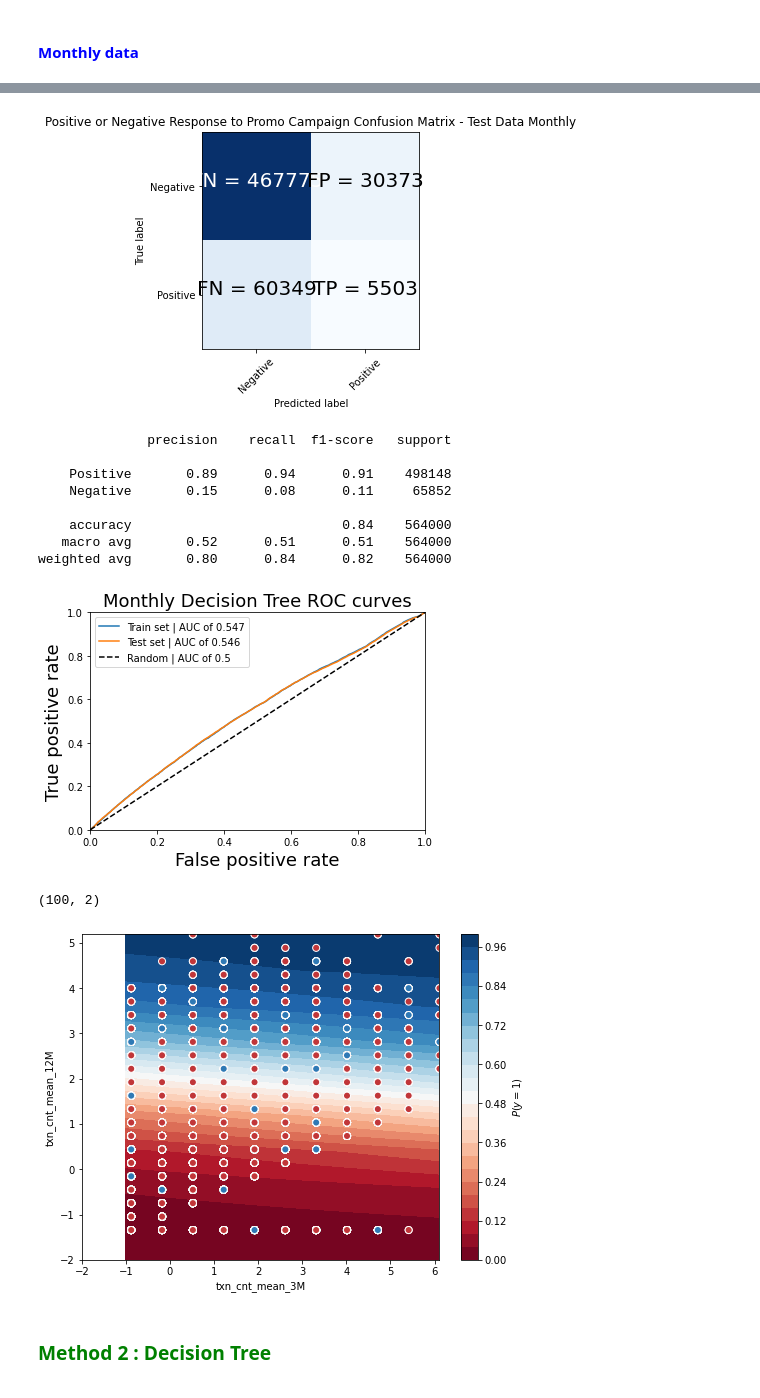
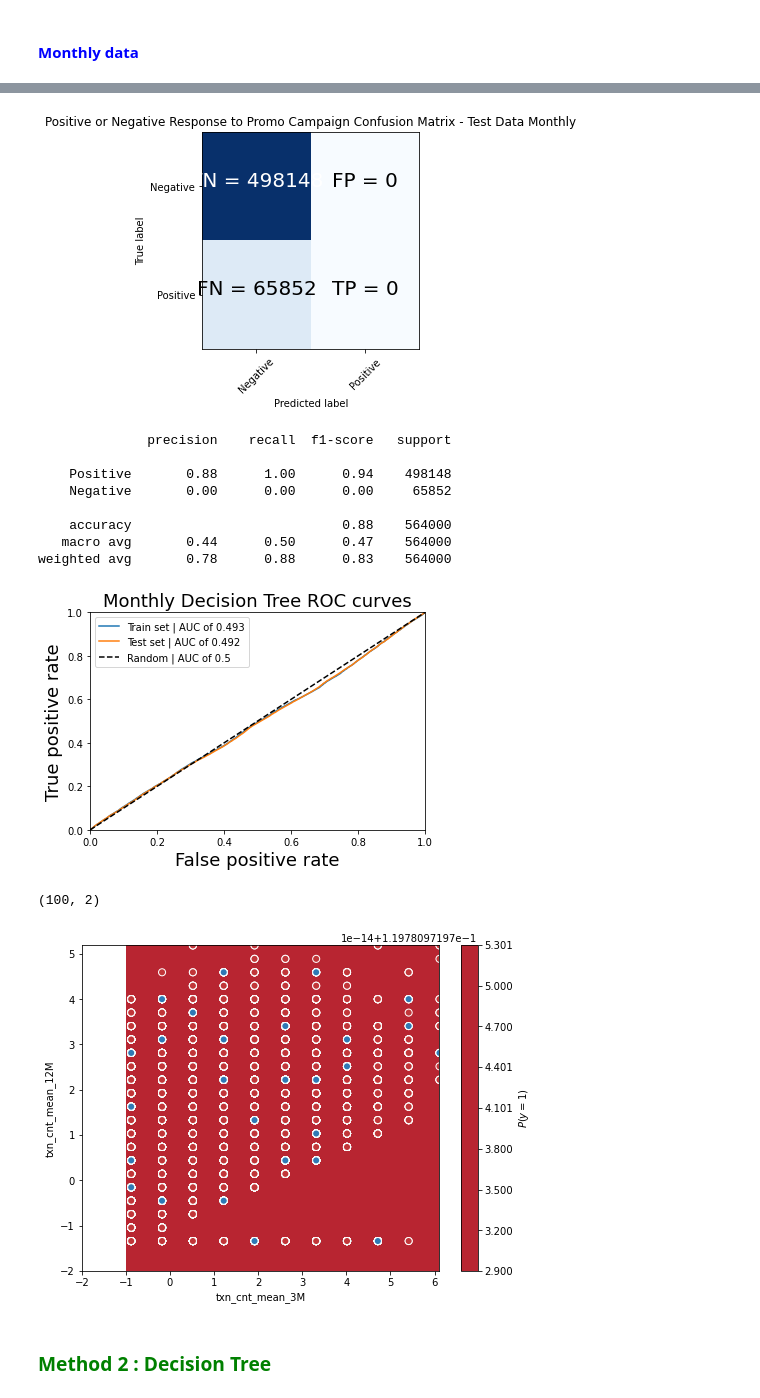
Before and after one commit to PortiaMasibi/Predicting-Response-to-Promotional-Campaign-, a Jupyter notebook: regression_algorithm_analysis.ipynb, the cells around one changed output, grey strips where cells are left out. Cells and saved outputs as stored; diff of their text form; code cells hidden in the pictures.

```diff
--- a/regression_algorithm_analysis.ipynb
+++ b/regression_algorithm_analysis.ipynb
@@ -390,7 +391,7 @@ plt.show()
 # %%
 #Fitting model
 
-logreg_monthly = LogisticRegression(penalty='l1' ,C = 1, solver='liblinear')
+logreg_monthly = LogisticRegression(penalty='l1' ,C = 0.01, solver='liblinear')
 logreg_monthly.fit(X_train_monthly, y_train_monthly)
 print('C_monthly: 1 \n')
 print('Intercept b:', logreg_monthly.intercept_,'\n')
@@ -560,15 +561,15 @@ Test accuracy: 0.839145390070922
-[figure, old version]
+[figure, new version]
               precision    recall  f1-score   support
 
-    Positive       0.89      0.94      0.91    498148
-    Negative       0.15      0.08      0.11     65852
+    Positive       0.88      1.00      0.94    498148
+    Negative       0.00      0.00      0.00     65852
 
-    accuracy                           0.84    564000
-   macro avg       0.52      0.51      0.51    564000
-weighted avg       0.80      0.84      0.82    564000
+    accuracy                           0.88    564000
+   macro avg       0.44      0.50      0.47    564000
+weighted avg       0.78      0.88      0.83    564000
-[figure, old version]
+[figure, new version]
 (100, 2)
-[figure, old version]
+[figure, new version]
 # %% [markdown]
 
 ### <span style='color:Green'> Method 2 : Decision Tree </span>
```
Also changed, not shown: parts of 11 cells of this notebook.
